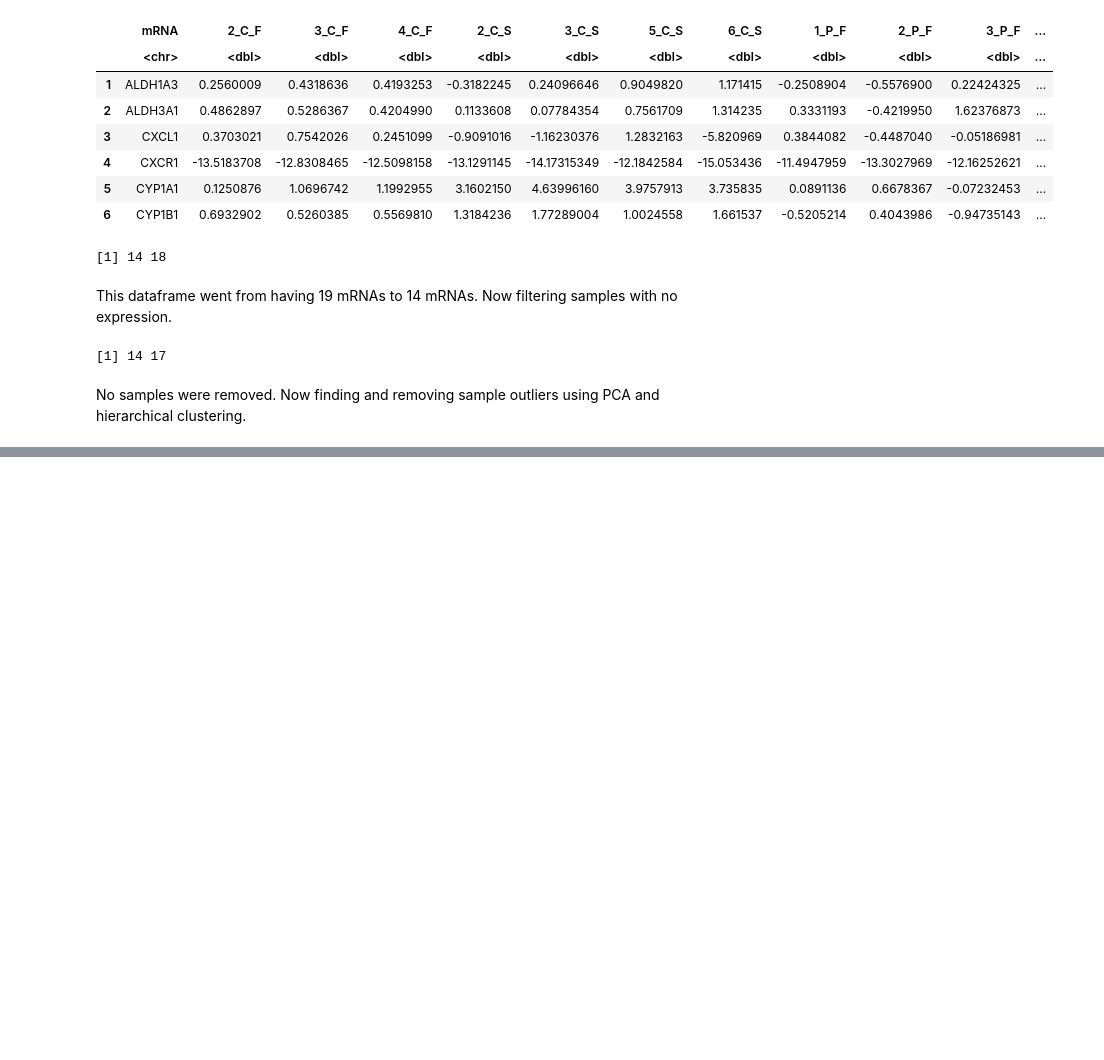
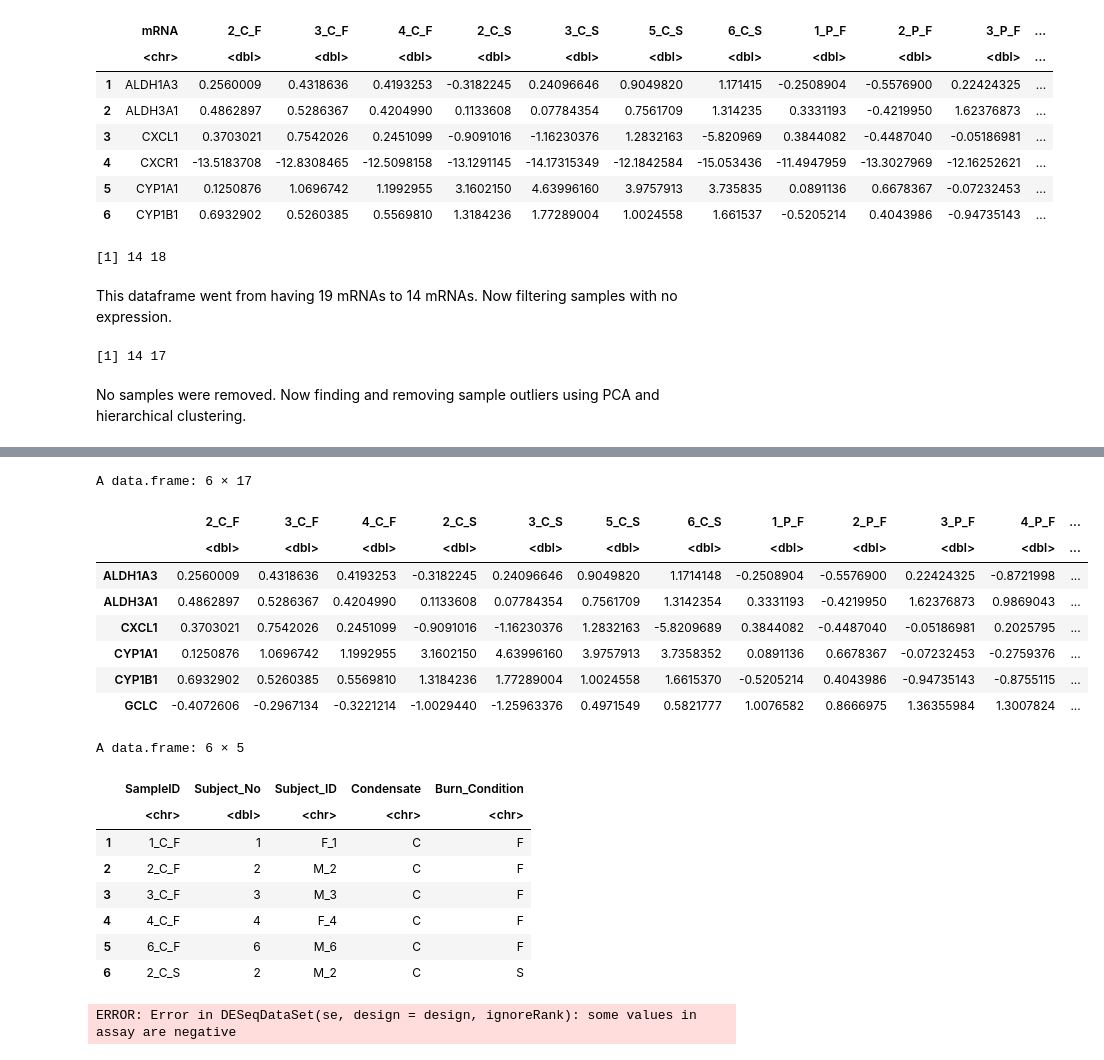
Before and after one commit to UNC-CEMALB/Burn-pit-smoke-condensate-mediated-toxicity-in-human-airway-epithelial-cells-, a Jupyter notebook: 1. DESeq2/mRNA DESeq2.ipynb, the cells around one changed output, grey strips where cells are left out. Drawn from its saved outputs; the diff is of its cells as text; code cells hidden in the pictures; blank space fills up the shorter version.

```diff
--- a/1. DESeq2/mRNA DESeq2.ipynb
+++ b/1. DESeq2/mRNA DESeq2.ipynb
@@ -203,9 +173,12 @@ A data.frame: 19 × 12
 # Transcriptomics QA/QC
 Performed on raw count data to identify potential outlier samples. Starting by filtering lowly expressed cytokines.
 # %%
-# Removing cols with missing data since it's giving me issues
+# Removing cols with missing data since it's giving me issues and removing from the coldata
 countdata = countdata %>%
     select_if(~ !any(is.na(.)))
+
+coldata = coldata %>%
+    filter(SampleID %in% colnames(countdata))
 
 # First count the total number of samples and save it as a value in the global environment
 nsamp <- ncol(countdata)
@@ -348,0 +308,35 @@ sizeFactors(dds)  # viewing the size factors
+# %%
+head(countdata)
+head(coldata)
+# %% [output]
+A data.frame: 6 × 17
+|  | 2_C_F | 3_C_F | 4_C_F | 2_C_S | 3_C_S | 5_C_S | 6_C_S | 1_P_F | 2_P_F | 3_P_F | 4_P_F | ... |
+|  | <dbl> | <dbl> | <dbl> | <dbl> | <dbl> | <dbl> | <dbl> | <dbl> | <dbl> | <dbl> | <dbl> | ... |
+| ALDH1A3 | 0.2560009 | 0.4318636 | 0.4193253 | -0.3182245 | 0.24096646 | 0.9049820 | 1.1714148 | -0.2508904 | -0.5576900 | 0.22424325 | -0.8721998 | ... |
+| ALDH3A1 | 0.4862897 | 0.5286367 | 0.4204990 | 0.1133608 | 0.07784354 | 0.7561709 | 1.3142354 | 0.3331193 | -0.4219950 | 1.62376873 | 0.9869043 | ... |
+| CXCL1 | 0.3703021 | 0.7542026 | 0.2451099 | -0.9091016 | -1.16230376 | 1.2832163 | -5.8209689 | 0.3844082 | -0.4487040 | -0.05186981 | 0.2025795 | ... |
+| CYP1A1 | 0.1250876 | 1.0696742 | 1.1992955 | 3.1602150 | 4.63996160 | 3.9757913 | 3.7358352 | 0.0891136 | 0.6678367 | -0.07232453 | -0.2759376 | ... |
+| CYP1B1 | 0.6932902 | 0.5260385 | 0.5569810 | 1.3184236 | 1.77289004 | 1.0024558 | 1.6615370 | -0.5205214 | 0.4043986 | -0.94735143 | -0.8755115 | ... |
+| GCLC | -0.4072606 | -0.2967134 | -0.3221214 | -1.0029440 | -1.25963376 | 0.4971549 | 0.5821777 | 1.0076582 | 0.8666975 | 1.36355984 | 1.3007824 | ... |
+A data.frame: 6 × 5
+|  | SampleID | Subject_No | Subject_ID | Condensate | Burn_Condition |
+|  | <chr> | <dbl> | <chr> | <chr> | <chr> |
+| 1 | 1_C_F | 1 | F_1 | C | F |
+| 2 | 2_C_F | 2 | M_2 | C | F |
+| 3 | 3_C_F | 3 | M_3 | C | F |
+| 4 | 4_C_F | 4 | F_4 | C | F |
+| 5 | 6_C_F | 6 | M_6 | C | F |
+| 6 | 2_C_S | 2 | M_2 | C | S |
+# %%
+# Our design indicates that our count data is dependent on the exposure condition
+# (groups variable) and our factor of unwanted variation, and we have specified
+# that there not be an intercept term through the use of '~0'
+
+## CHANGE DESIGN TO INCLUDE SEX??
+dds <- DESeqDataSetFromMatrix(countData = countdata,
+                              colData = coldata,
+                              design = ~Burn_Condition) # Setting up the statistical formula (see below)
+# View what the experiment contains
+dds
+# %% [output]
+ERROR: Error in DESeqDataSet(se, design = design, ignoreRank): some values in assay are negative
```
Also changed, not shown: parts of 12 cells of this notebook.
